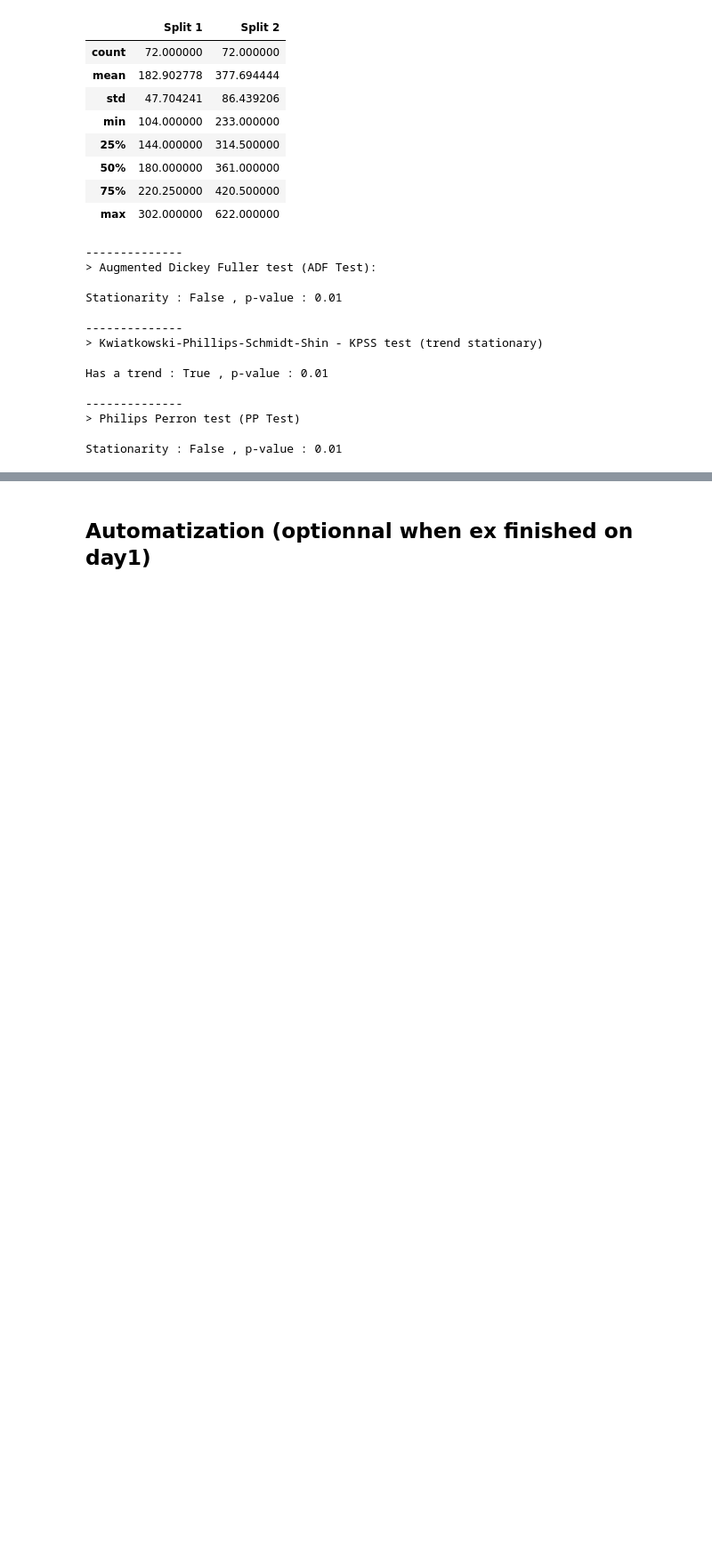
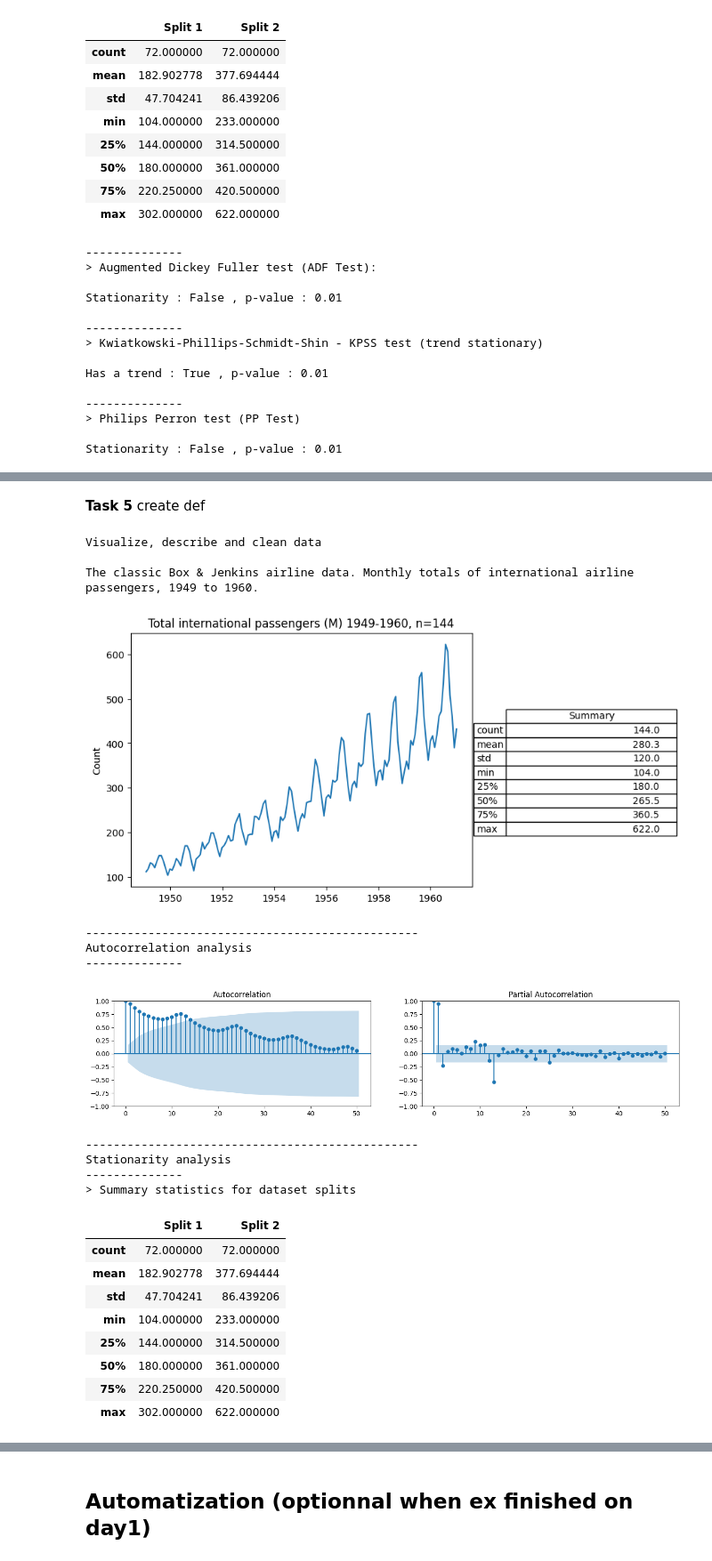
Before and after one commit to LexouLam/ML6, a Jupyter notebook: notebook/AL1_2023_Campus_ML6-NB1_AlexandraLamotte.ipynb, the cells around one changed output, grey strips where cells are left out. Shown at 89% size. Drawn from its saved outputs; the diff is of its cells as text; code cells hidden in the pictures; blank space fills up the shorter version.

```diff
--- a/notebook/AL1_2023_Campus_ML6-NB1_AlexandraLamotte.ipynb
+++ b/notebook/AL1_2023_Campus_ML6-NB1_AlexandraLamotte.ipynb
@@ -279,0 +281,8 @@ Stationarity : False , p-value : 0.01
+# %%
+from statsmodels.tsa.stattools import breakvar_heteroskedasticity_test
+print('\n------------------------------------------------')
+print('Heteroskedasticity evaluation')
+
+test_stat, pval = breakvar_heteroskedasticity_test(data.values)
+heteroskedasticity = ["True" if pval <0.05 else "False"]
+print(f'\n Heteroskedasticity : {heteroskedasticity[0]}, statistic : {round(test_stat,2)}, p-value : {pval}')
@@ -279,0 +315,2 @@ Stationarity : False , p-value : 0.01
+# %% [markdown]
+**Task 5** create def
@@ -279,0 +412,47 @@ Stationarity : False , p-value : 0.01
+# %%
+#Dataset Load and index creation
+data = load_airpassengers(as_series=True)
+length_dataset= len(data)
+data_index = pd.date_range("1949-01-01", periods=length_dataset, freq="ME")
+data.index = data_index
+
+#Informations about the dataset
+#Task 1
+dataset_definition_val = 'The classic Box & Jenkins airline data. Monthly totals of international airline passengers, 1949 to 1960.'
+plot_title_val=f'Total international passengers (M) 1949-1960, n={length_dataset}'
+plot_ylabel_val="Count"
+visu_describe_clean(data, dataset_definition_val, plot_title_val, plot_ylabel_val)
+
+#Task2
+autocorrelation_and_stationarity(data)
+
+#Task3
+heteroskedasticity_check(data)
+
+#Task4
+
+data_resampled = change_sampling(data, ['1YE', '1D'])
+data_year = data_resampled[0]
+data_day = data_resampled[1]
+# %% [output]
+Visualize, describe and clean data
+
+The classic Box & Jenkins airline data. Monthly totals of international airline passengers, 1949 to 1960.
+[figure, added]
+------------------------------------------------
+Autocorrelation analysis
+--------------
+[figure, added]
+------------------------------------------------
+Stationarity analysis
+--------------
+> Summary statistics for dataset splits
+|  | Split 1 | Split 2 |
+| count | 72.000000 | 72.000000 |
+| mean | 182.902778 | 377.694444 |
+| std | 47.704241 | 86.439206 |
+| min | 104.000000 | 233.000000 |
+| 25% | 144.000000 | 314.500000 |
+| 50% | 180.000000 | 361.000000 |
+| 75% | 220.250000 | 420.500000 |
+| max | 302.000000 | 622.000000 |
```
Also changed, not shown: parts of 10 cells of this notebook.
